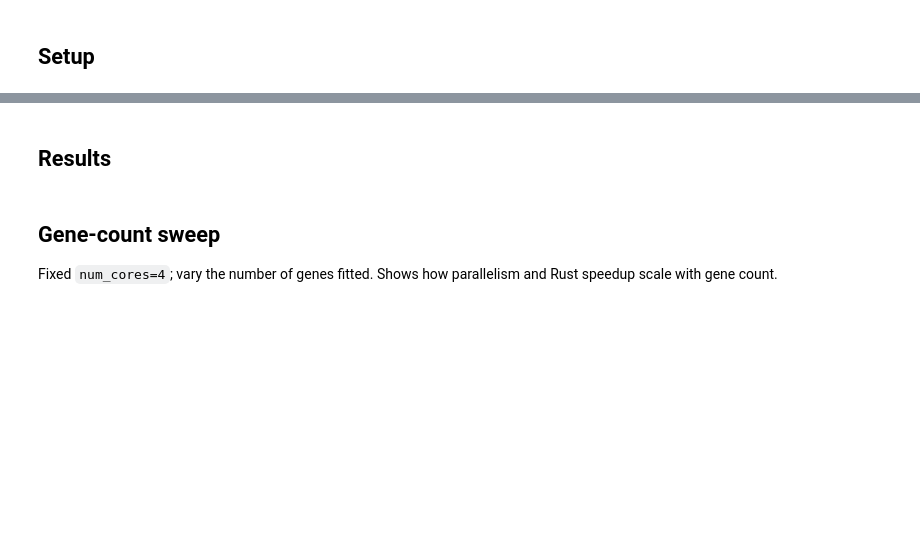
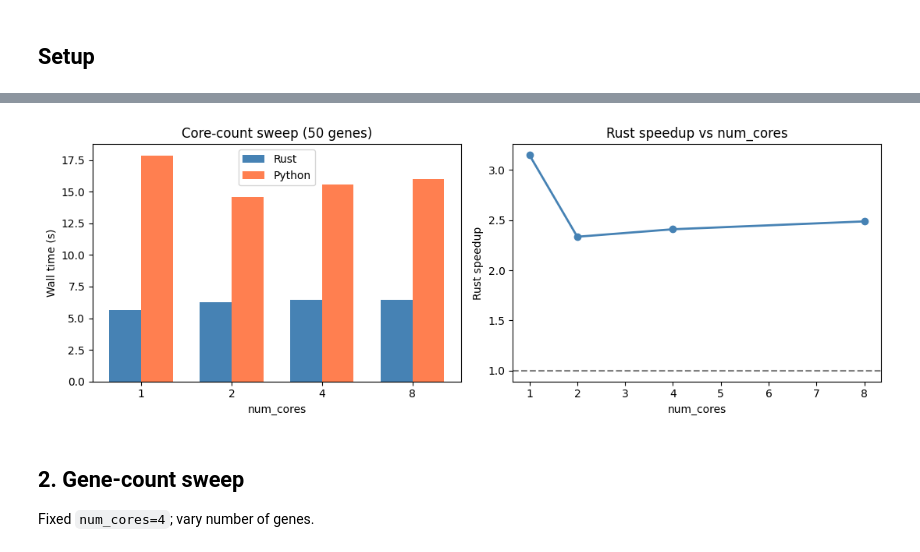
Before and after one commit to pachterlab/monod, a Jupyter notebook: demo_pbmc_inference_speed.ipynb, the cells around one changed output, grey strips where cells are left out. Drawn from its saved outputs; the diff is of its cells as text; code cells hidden in the pictures; blank space fills up the shorter version.

```diff
--- a/demo_pbmc_inference_speed.ipynb
+++ b/demo_pbmc_inference_speed.ipynb
@@ -105,44 +114,29 @@ for num_cores in CORE_COUNTS:
-# %% [markdown]
-## Results
-# %%
-print(f'{"cores":>6}  {"Rust (s)":>10}  {"Python (s)":>10}  {"Speedup":>8}')
-print('-' * 40)
-for nc in CORE_COUNTS:
-    t_rust = results[(nc, True)]
-    t_py   = results[(nc, False)]
-    print(f'{nc:>6}  {t_rust:>10.1f}  {t_py:>10.1f}  {t_py/t_rust:>7.2f}x')
 # %%
 fig, axes = plt.subplots(1, 2, figsize=(11, 4))
 
-rust_times   = [results[(nc, True)]  for nc in CORE_COUNTS]
-python_times = [results[(nc, False)] for nc in CORE_COUNTS]
-speedups     = [results[(nc, False)] / results[(nc, True)] for nc in CORE_COUNTS]
+rust_t   = [core_results[(nc, True)]  for nc in CORE_COUNTS]
+python_t = [core_results[(nc, False)] for nc in CORE_COUNTS]
+speedups = [core_results[(nc, False)] / core_results[(nc, True)] for nc in CORE_COUNTS]
 
-x = np.arange(len(CORE_COUNTS))
-w = 0.35
-
+x, w = np.arange(len(CORE_COUNTS)), 0.35
 ax = axes[0]
-ax.bar(x - w/2, rust_times,   w, label='Rust',   color='steelblue')
-ax.bar(x + w/2, python_times, w, label='Python', color='coral')
-ax.set_xticks(x)
-ax.set_xticklabels([f'{nc}' for nc in CORE_COUNTS])
-ax.set_xlabel('num_cores')
-ax.set_ylabel('Wall time (s)')
-ax.set_title(f'Inference time — {N_GENES} genes, Bursty+Poisson')
+ax.bar(x - w/2, rust_t,   w, label='Rust',   color='steelblue')
+ax.bar(x + w/2, python_t, w, label='Python', color='coral')
+ax.set_xticks(x); ax.set_xticklabels(CORE_COUNTS)
+ax.set_xlabel('num_cores'); ax.set_ylabel('Wall time (s)')
+ax.set_title(f'Core-count sweep ({N_GENES_CORE} genes)')
 ax.legend()
 
 ax = axes[1]
 ax.plot(CORE_COUNTS, speedups, 'o-', color='steelblue', linewidth=2)
-ax.axhline(1, linestyle='--', color='gray', linewidth=1)
-ax.set_xlabel('num_cores')
-ax.set_ylabel('Rust speedup over Python')
-ax.set_title('Rust speedup')
+ax.axhline(1, linestyle='--', color='gray')
+ax.set_xlabel('num_cores'); ax.set_ylabel('Rust speedup')
+ax.set_title('Rust speedup vs num_cores')
 ax.xaxis.set_major_locator(mticker.MaxNLocator(integer=True))
-
-fig.tight_layout()
-plt.show()
+fig.tight_layout(); plt.show()
+# %% [output]
+[figure, added]
 # %% [markdown]
-## Gene-count sweep
+## 2. Gene-count sweep
 
-Fixed `num_cores=4`; vary the number of genes fitted.
-Shows how parallelism and Rust speedup scale with gene count.
+Fixed `num_cores=4`; vary number of genes.
```
Also changed, not shown: parts of 19 cells of this notebook, 2 other files.
